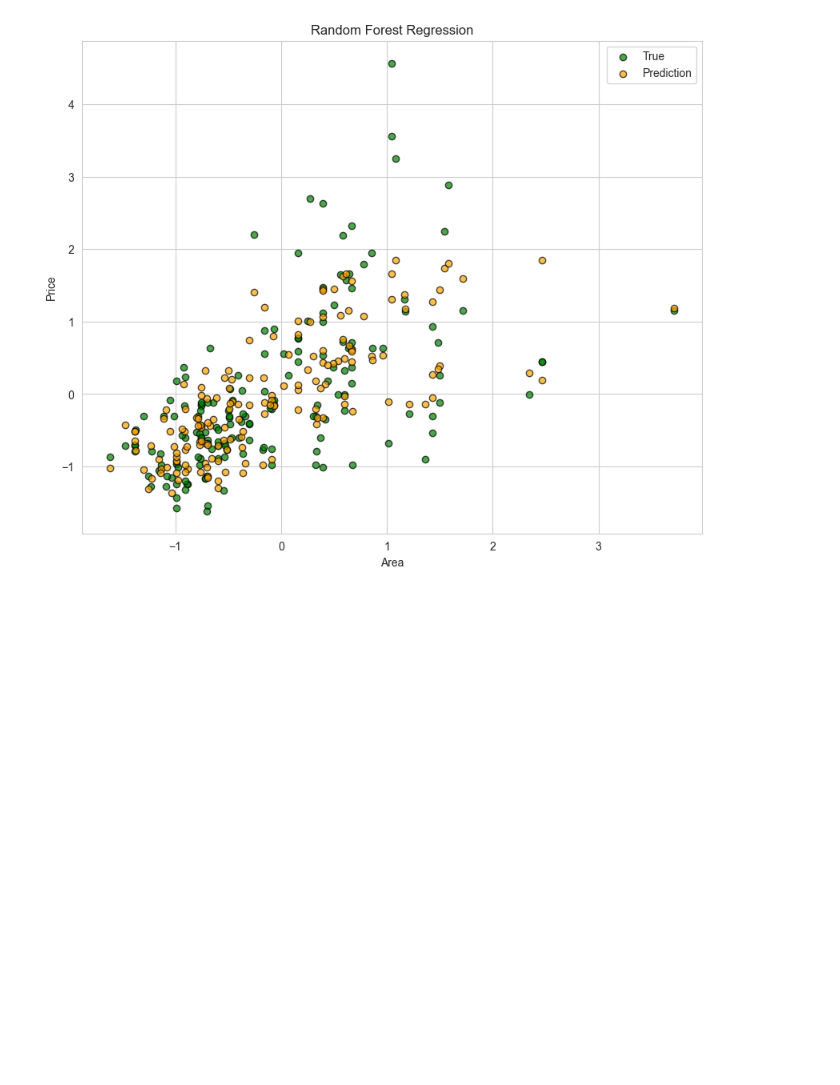
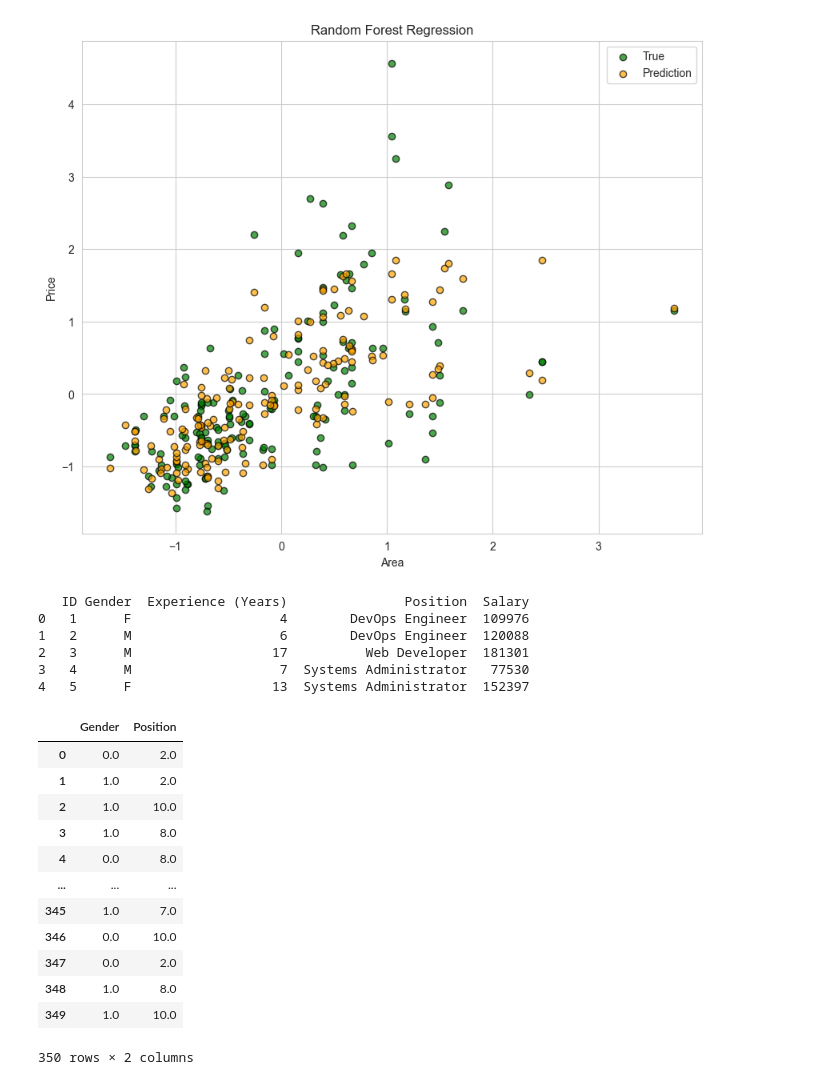
Before and after one commit to thanhvyttv/aio2025_study, a Jupyter notebook: Module4/RandomForest_exercise.ipynb, the cells around one changed output. Drawn from its saved outputs; the diff is of its cells as text; code cells hidden in the pictures; blank space fills up the shorter version.

```diff
--- a/Module4/RandomForest_exercise.ipynb
+++ b/Module4/RandomForest_exercise.ipynb
@@ -151,3 +158,36 @@ plt.grid(True)
 plt.show()
 # %% [output]
 [figure]
+# %%
+# Load dataset
+df = pd.read_csv("./data/my_xxxx.csv")
+print(df.head())
+# %% [output]
+   ID Gender  Experience (Years)               Position  Salary
+0   1      F                   4        DevOps Engineer  109976
+1   2      M                   6        DevOps Engineer  120088
+2   3      M                  17          Web Developer  181301
+3   4      M                   7  Systems Administrator   77530
+4   5      F                  13  Systems Administrator  152397
+# %%
+categorical_cols = df.select_dtypes(include=["object"]).columns.to_list()
+ordinal_encoder = OrdinalEncoder()
+encoded_categorical_cols = ordinal_encoder.fit_transform(df[categorical_cols])
+encoded_categorical_df = pd.DataFrame(
+    encoded_categorical_cols, columns=categorical_cols
+)
+encoded_categorical_df
+# %% [output]
+|  | Gender | Position |
+| 0 | 0.0 | 2.0 |
+| 1 | 1.0 | 2.0 |
+| 2 | 1.0 | 10.0 |
+| 3 | 1.0 | 8.0 |
+| 4 | 0.0 | 8.0 |
+| ... | ... | ... |
+| 345 | 1.0 | 7.0 |
+| 346 | 0.0 | 10.0 |
+| 347 | 0.0 | 2.0 |
+| 348 | 1.0 | 8.0 |
+| 349 | 1.0 | 10.0 |
+350 rows × 2 columns
```
Also changed, not shown: parts of 11 cells of this notebook, 1 other file.
